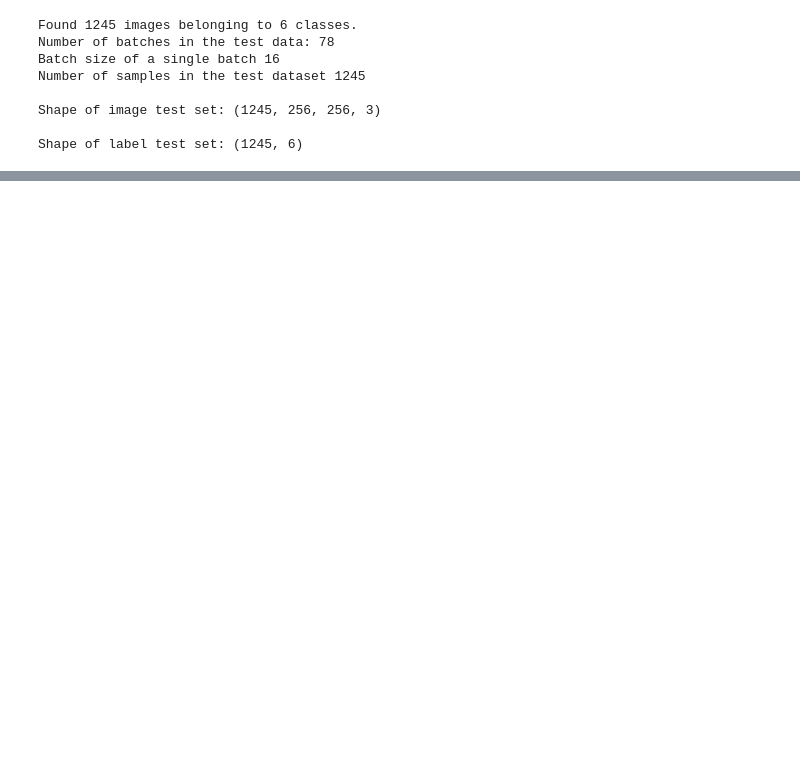
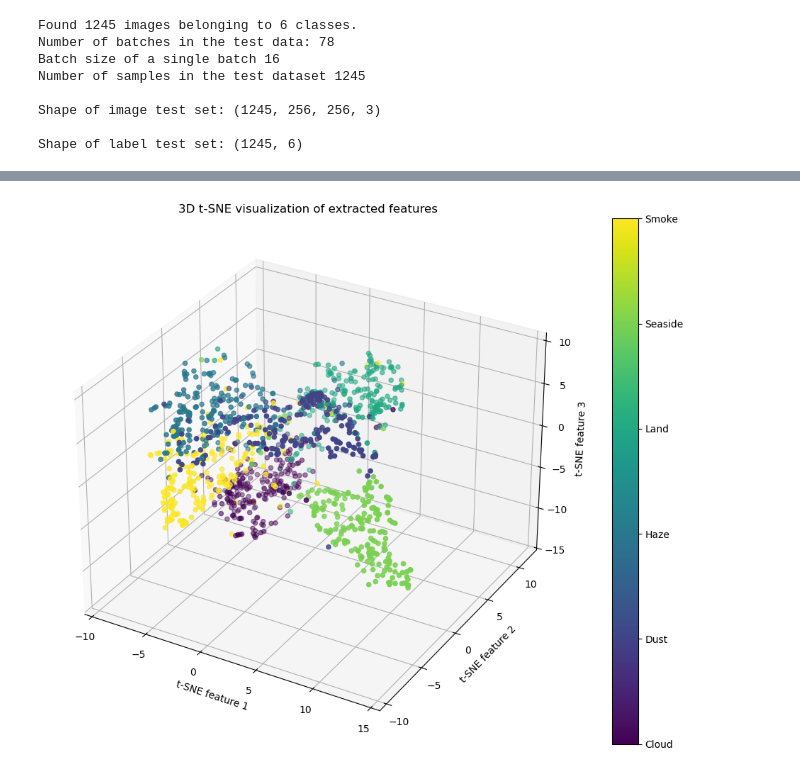
Before and after one commit to pimPijnenburg/Thesis, a Jupyter notebook: USTC_SmokeRS_dataset/code/transfer_learning/baseline_results.ipynb, the cells around one changed output, grey strips where cells are left out. Saved outputs shown, nothing was run; the diff lists cells and outputs as text; code cells hidden in the pictures; blank space fills up the shorter version.

```diff
--- a/USTC_SmokeRS_dataset/code/transfer_learning/baseline_results.ipynb
+++ b/USTC_SmokeRS_dataset/code/transfer_learning/baseline_results.ipynb
@@ -99,0 +155,21 @@ Average False Negative Rate Score: 0.1101
+# %%
+tsne = TSNE(n_components=3, random_state=1, perplexity=30, max_iter =1000)
+X_tsne_3d = tsne.fit_transform(feature_extractor_df)
+
+fig = plt.figure(figsize=(12, 8))
+ax = fig.add_subplot(111, projection='3d')
+
+scatter = ax.scatter(X_tsne_3d[:, 0], X_tsne_3d[:, 1], X_tsne_3d[:, 2], c=y_true, cmap='viridis')
+ax.set_xlabel('t-SNE feature 1')
+ax.set_ylabel('t-SNE feature 2')
+ax.set_zlabel('t-SNE feature 3')
+ax.set_title('3D t-SNE visualization of extracted features')
+
+cbar = plt.colorbar(scatter)
+cbar.set_ticks(range(len(class_labels)))
+cbar.set_ticklabels(class_labels)
+
+plt.tight_layout()
+plt.show()
+# %% [output]
+[figure, added]
```
Also changed, not shown: parts of 10 cells of this notebook, 1 other file.
